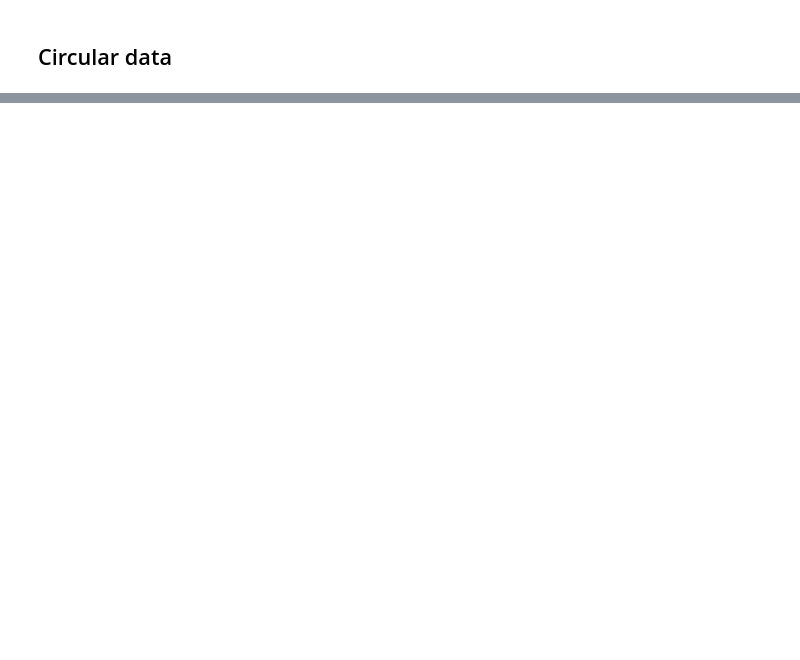
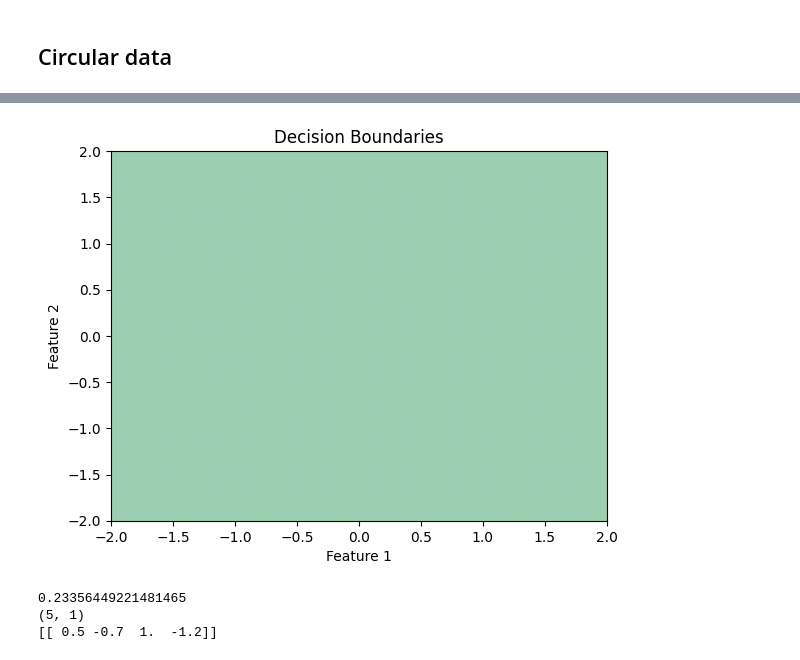
Before and after one commit to jackgoodsall/Learning-Machine-Learning-, a Jupyter notebook: Deep_Learning/SimpleNeuralNetworks/Experimentation/NNScratchTests.ipynb, the cells around one changed output, grey strips where cells are left out. Drawn from its saved outputs; the diff is of its cells as text; code cells hidden in the pictures; blank space fills up the shorter version.

```diff
--- a/Deep_Learning/SimpleNeuralNetworks/Experimentation/NNScratchTests.ipynb
+++ b/Deep_Learning/SimpleNeuralNetworks/Experimentation/NNScratchTests.ipynb
@@ -78,0 +81,4 @@ Did not converge in 1000 epoches, consider changing the learn rate, increasing t
+# %%
+plot_decision_boundry(circularNN)
+# %% [output]
+[figure, added]
@@ -78,0 +118,14 @@ Did not converge in 1000 epoches, consider changing the learn rate, increasing t
+# %%
+y_pred = np.array([[2.1972], [-1.3863], [1.3863], [-0.4055], [-2.1972]])
+y_true = np.array([[1], [0], [1], [0], [0]])
+print(bcel(y_pred, y_true))
+
+print(y_pred.shape)
+z = np.array([[1.5], -0.7 ,2.0, -1.2]])
+y = np.array([[1,0,1,0]])
+
+print(bcel_der(z, y))
+# %% [output]
+0.23356449221481465
+(5, 1)
+[[ 0.5 -0.7  1.  -1.2]]
```
Also changed, not shown: parts of 5 cells of this notebook, 3 other files.
